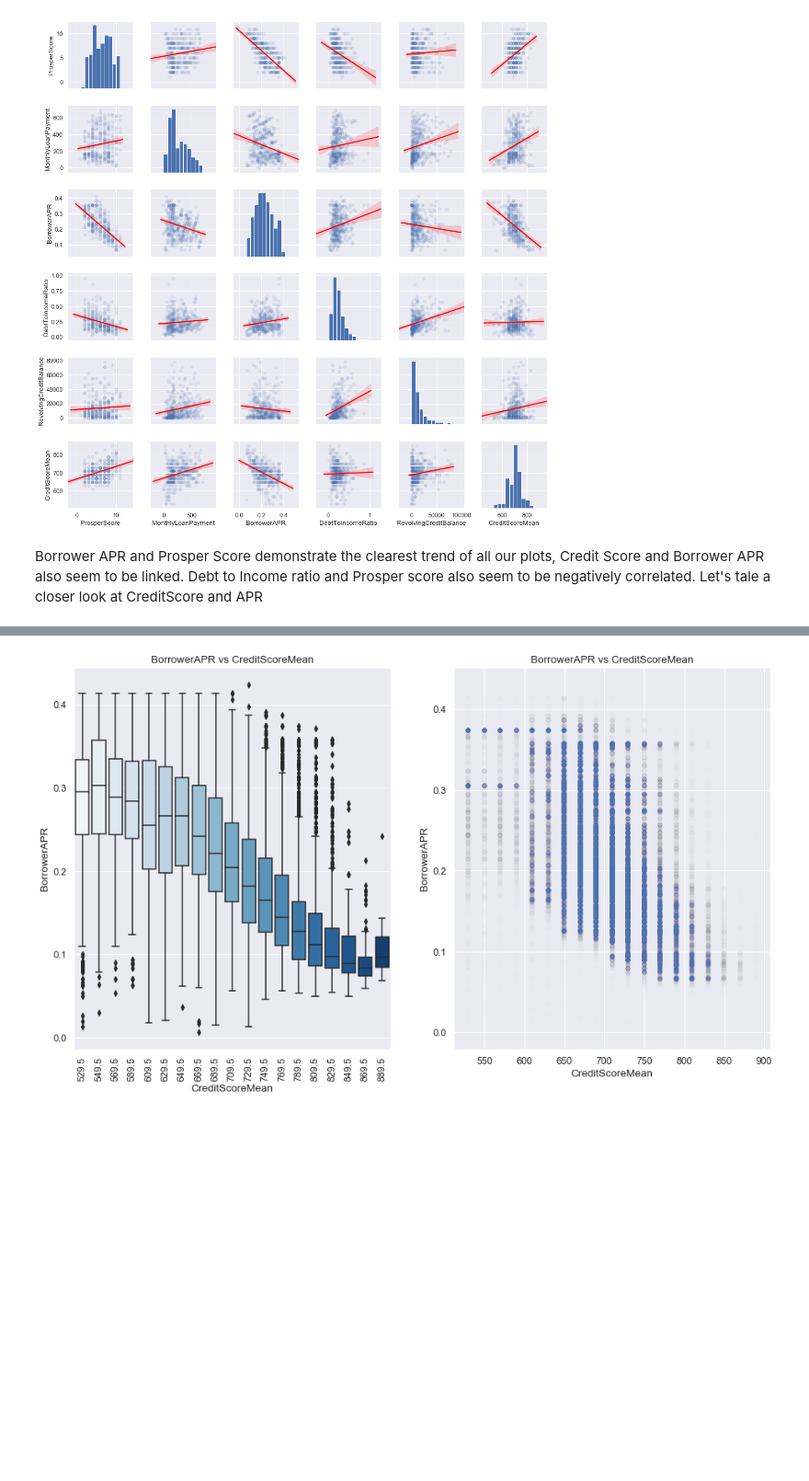
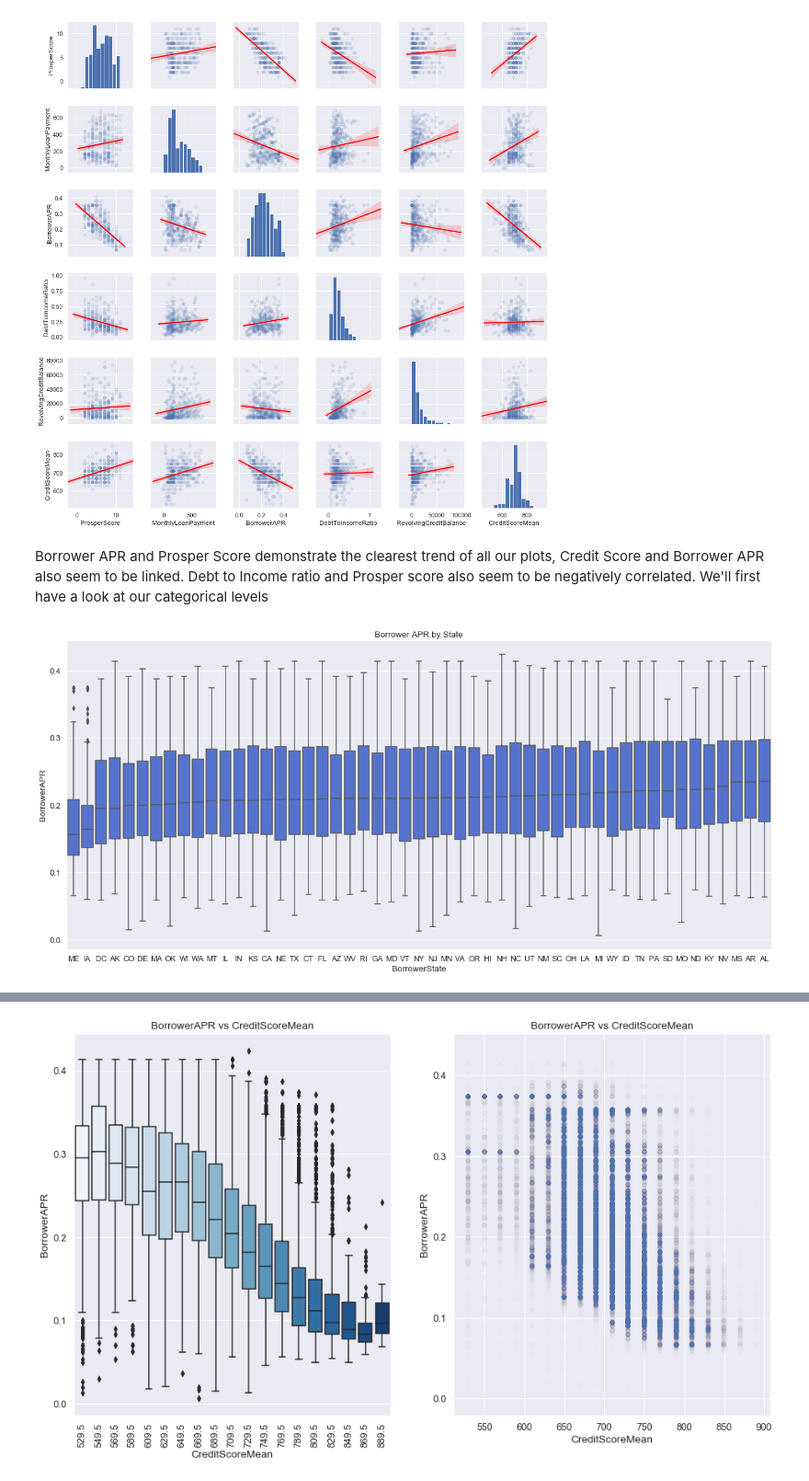
Before and after one commit to justinolgui/Communicate-Data-Findings, a Jupyter notebook: exploration_template.ipynb, the cells around one changed output, grey strips where cells are left out. Shown at 92% size. Cells and saved outputs as stored; diff of their text form; code cells hidden in the pictures; blank space fills up the shorter version.

Commit message:
added categorical plots

```diff
--- a/exploration_template.ipynb
+++ b/exploration_template.ipynb
@@ -496,4 +496,19 @@ g = sb.pairplot(data=df_samp, vars=num_vars, kind='reg', plot_kws={'line_kws':{'
 # %% [output]
 [figure]
 # %% [markdown]
-Borrower APR and Prosper Score demonstrate the clearest trend of all our plots, Credit Score and Borrower APR also seem to be linked. Debt to Income ratio and Prosper score also seem to be negatively correlated. Let's tale a closer look at CreditScore and APR
+Borrower APR and Prosper Score demonstrate the clearest trend of all our plots, Credit Score and Borrower APR also seem to be linked. Debt to Income ratio and Prosper score also seem to be negatively correlated. We'll first have a look at our categorical levels
+# %%
+# Groupby Listing Category and return the median
+BorrowerState_median_APR = Condensed_prosper.groupby('BorrowerState', as_index=False)['BorrowerAPR'].median()
+# Sort by Borrower APR
+BorrowerState_median_APR_val = BorrowerState_median_APR.sort_values(by='BorrowerAPR')
+BorrowerState_median_APR = list(BorrowerState_median_APR_val['BorrowerState'])
+
+#Create Boxplot
+ax = sb.boxplot(data = Condensed_prosper, x = 'BorrowerState', y = 'BorrowerAPR',order=BorrowerState_median_APR, color="royalblue");
+plt.gcf().set_size_inches(20, 9);
+plt.title('Borrower APR by State');
+plt.xlabel('BorrowerState')
+plt.ylabel('BorrowerAPR');
+# %% [output]
+[figure, added]
```
Also changed, not shown: parts of 9 cells of this notebook, 1 other file.
